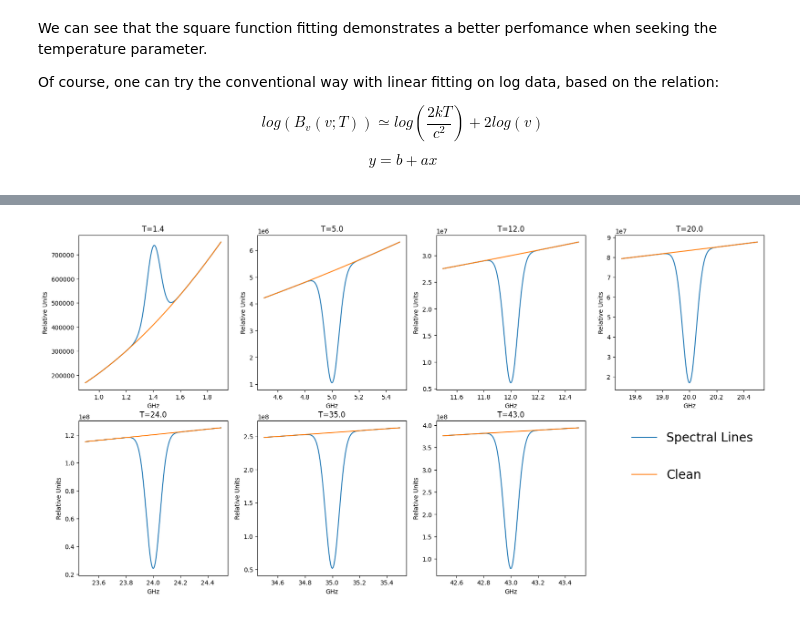
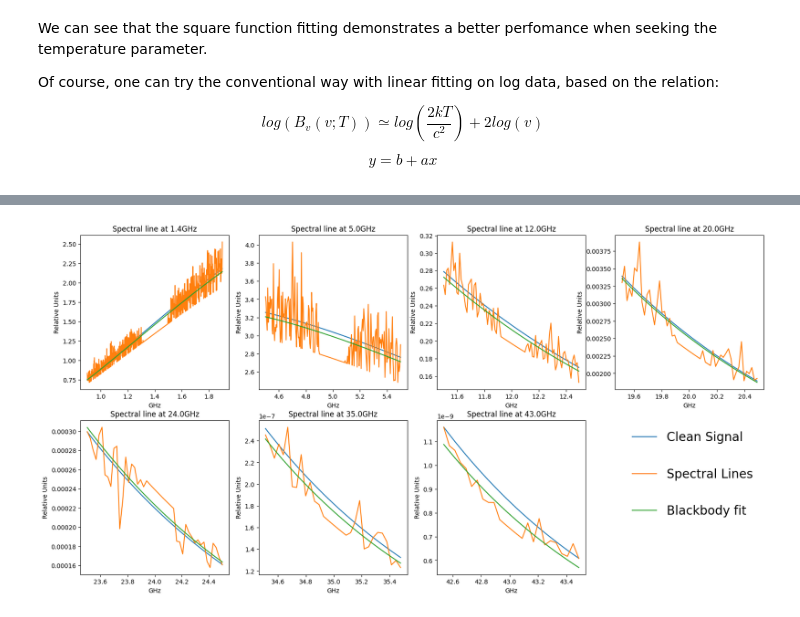
Before and after one commit to iliodis/ASTRO-BEAM, a Jupyter notebook: Task1-BlackbodyRadiationFitting/BlackbodyRadiationFitting.ipynb, the cells around one changed output, grey strips where cells are left out. Saved outputs shown, nothing was run; the diff lists cells and outputs as text; code cells hidden in the pictures.

```diff
--- a/Task1-BlackbodyRadiationFitting/BlackbodyRadiationFitting.ipynb
+++ b/Task1-BlackbodyRadiationFitting/BlackbodyRadiationFitting.ipynb
@@ -267,14 +322,9 @@ plt.show()
 # %%
 from scipy.stats import norm
 
-X0 = 100
-X = np.geomspace(10e-3 , X0, 5000)
-T = temp[1]
-clean = Bv(X, T)
-
 # Trick for now
-noise = np.random.normal(0,0.3,len(clean))
-signal = clean + noise*clean/2
+# noise = np.random.normal(0,0.3,len(clean))
+# signal = clean + noise*clean/4
 
 spectral_lines = np.array([1.4, 5, 12, 20, 24, 35, 43])
 
@@ -304,7 +354,8 @@ ax[0].plot(X, Bv(X, T), label="Clean Signal")
 ax[0].legend()
 ax[0].set_yscale('log')
 ax[0].set_xscale('log')
-ax[0].set_ylim(10e-8, max(clean)*5)
+ax[0].set_ylim(clean[0]/5, max(clean)*5)
+# ax[0].set_ylim(10e-8, max(clean)*5)
 
 ax[1].set_title("Noise")
 ax[1].set_xlabel("GHz")
@@ -314,7 +365,8 @@ ax[1].plot(X, clean, label="Signal with spectral lines")
 ax[1].legend()
 ax[1].set_yscale('log')
 ax[1].set_xscale('log')
-ax[1].set_ylim(10e-8, max(clean)*5)
+ax[1].set_ylim(clean[0]/5, max(clean)*5)
+# ax[1].set_ylim(10e-8, max(clean)*5)
 # plt.ylim(10e-8,10e-7)
 # plt.xlim(34.9, 35.1)
 plt.show()
@@ -460,34 +454,82 @@ plt.show()
 # %%
 from scipy.stats import norm
+from scipy import optimize
 
-X0 = 100
-X = np.geomspace(10e-3 , X0, 50000)
-T = 1e4
-clean = Bv(X, T)
-lines = clean
+def quadratic(x, a):
+    return a*x**2
 
-spectral_lines = np.array([1.4, 5, 12, 20, 24, 35, 43])
+# X0 = 100
+# X = np.geomspace(10e-3 , X0, 50000)
+# T = 1e4
+# clean = Bv(X, T)
+
+# spectral_lines = np.array([1.4, 5, 12, 20, 24, 35, 43])
+
+# Trick for now
+# noise = np.random.normal(0,0.3,len(clean))
+# signal = clean + noise*clean/4
+
 fig, ax = plt.subplots(2,4,figsize = (20,10))
+
+cut_signal = signal.copy()
+
+quad = False
+if(signal[0]<signal[-1]):
+    quad = True
 
 for i in range(len(spectral_lines)):
     points = [j for j,v in enumerate(X) if (abs(v - spectral_lines[i]) <=0.5)]
     X_cords = np.array([X[j] for j in points])
-    gauss = norm.pdf(X_cords, spectral_lines[i], 0.05)/10
-    sign = random.randrange(-1,2,2)
+    # gauss = norm.pdf(X_cords, spectral_lines[i], 0.05)/10
+    # sign = random.randrange(-1,2,2)
 
+    # for j,k in enumerate(points):
+    #     signal[k] += sign*gauss[j]*signal[k]
+    #     clean[k] += sign*gauss[j]*clean[k]
+
+    # for j,k in enumerate(points):
+    #     if(signal[k] > max(signal[points[0]:points[-1]])/2):
+    #         signal[k] = max(signal[points[0]:points[-1]])/2
+    #     if(signal[k] < min(signal[points[0]:points[-1]])*100):
+    #         signal[k] = min(signal[points[0]:points[-1]])*100
+
+    popt, pcov = optimize.curve_fit(Bv, X_cords, signal[points[0]:points[-1]+1])
+    popt1, pcov1 = optimize.curve_fit(quadratic, X_cords, signal[points[0]:points[-1]+1])
+
+    # axis.plot(X_cords, Bv(X_cords, *popt), label = "Cutout Blackbody fit")
+    # axis.plot(X_cords, quadratic(X_cords, *popt1), "--", label = "Quadratic fit")
+
+    count = 0
     for j,k in enumerate(points):
-        lines[k] += sign*gauss[j]*lines[k]
+        if(signal[k] > Bv(X_cords[j], *popt)):
+            count +=1
+    if(len(points)-count>len(points)/2):
+        for j,k in enumerate(points):
+            if(signal[k] > Bv(X_cords[j], *popt)):
+                cut_signal[k] = Bv(X_cords[j], *popt)
+    else:
+        for j,k in enumerate(points):
+            if(signal[k] < Bv(X_cords[j], *popt)):
+                cut_signal[k] = Bv(X_cords[j], *popt)
+
+    popt, pcov = optimize.curve_fit(Bv, X_cords, cut_signal[points[0]:points[-1]+1])
+    if(quad):
+        popt1, pcov1 = optimize.curve_fit(quadratic, X_cords, cut_signal[points[0]:points[-1]+1])
 
     axis = ax[i//4, i%4]
-    axis.plot(X_cords, lines[points[0]:points[-1]+1], label="Spectral Lines")
-    axis.plot(X_cords, Bv(X_cords, T), label="Clean")
-    axis.set_title("T="+str(spectral_lines[i]))
+
+    axis.plot(X_cords, Bv(X_cords, T), label="Clean Signal")
+    axis.plot(X_cords, cut_signal[points[0]:points[-1]+1], label="Spectral Lines")
+    axis.plot(X_cords, Bv(X_cords, *popt), label = "Blackbody fit")
+    if(quad):
+        axis.plot(X_cords, quadratic(X_cords, *popt1), "--", label = "Quadratic fit")
+    axis.set_title("Spectral line at "+str(spectral_lines[i])+"GHz")
     axis.set_xlabel("GHz")
     axis.set_ylabel("Relative Units")
 
 handles, labels = axis.get_legend_handles_labels()
 ax[1,3].legend(handles, labels, labelspacing=2, fontsize = 20, frameon=False)
 ax[1,3].axis("off")
 plt.show()
 # %% [output]
-[figure, old version]
+[figure, new version]
```
Also changed, not shown: parts of 19 cells of this notebook.
